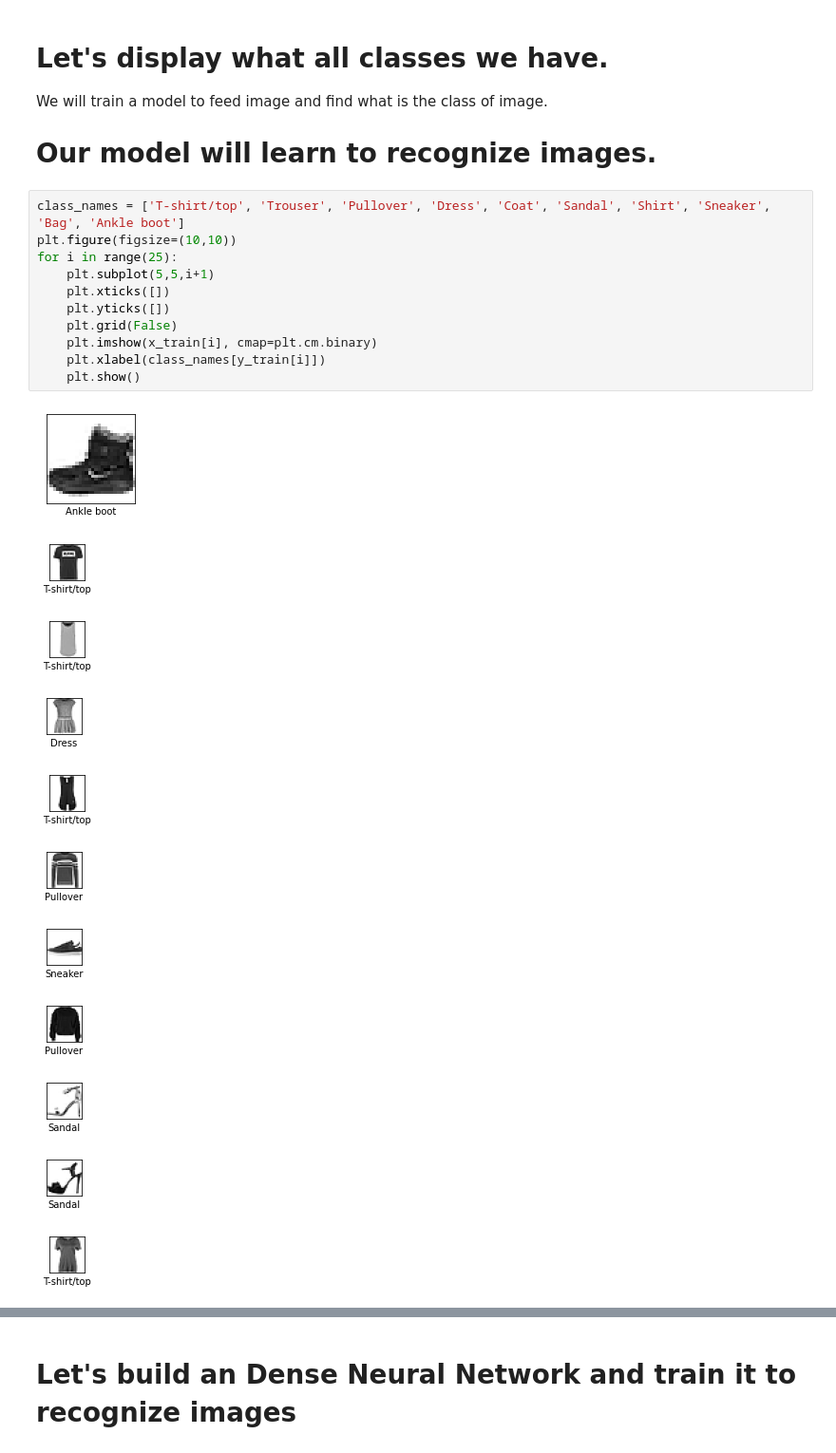
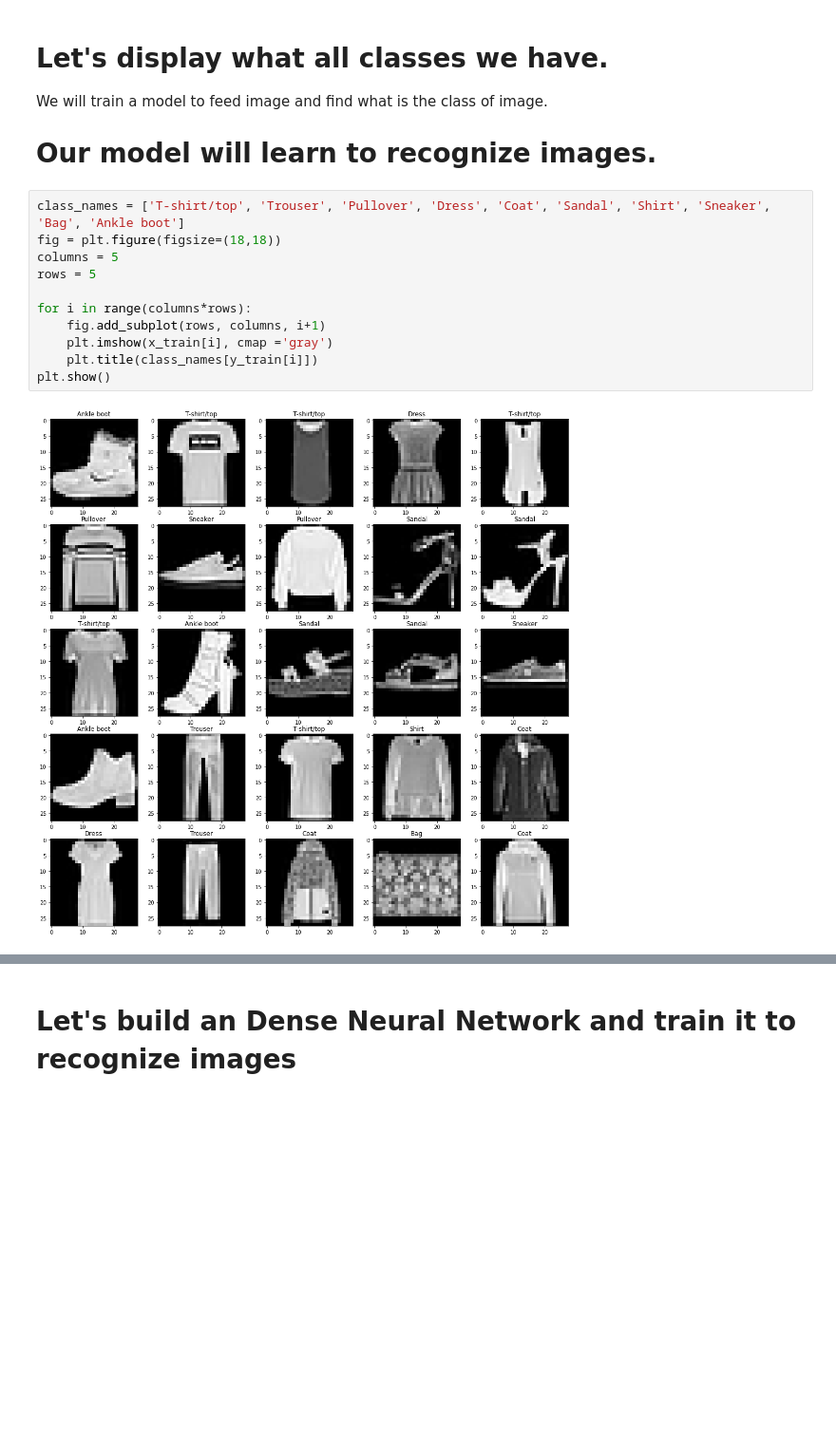
Before and after one commit to tkhan3/airo, a Jupyter notebook: MNIST_Keras_Classification.ipynb, the cells around one changed output, grey strips where cells are left out. Shown at 95% size. Cells and saved outputs as stored; diff of their text form; blank space fills up the shorter version.

```diff
--- a/MNIST_Keras_Classification.ipynb
+++ b/MNIST_Keras_Classification.ipynb
@@ -51,24 +30,14 @@ We will train a model to feed image and find what is the class of image.
 # Our model will learn to recognize images.
 # %%
 class_names = ['T-shirt/top', 'Trouser', 'Pullover', 'Dress', 'Coat', 'Sandal', 'Shirt', 'Sneaker', 'Bag', 'Ankle boot']
-plt.figure(figsize=(10,10))
-for i in range(25):
-    plt.subplot(5,5,i+1)
-    plt.xticks([])
-    plt.yticks([])
-    plt.grid(False)
-    plt.imshow(x_train[i], cmap=plt.cm.binary)
-    plt.xlabel(class_names[y_train[i]])
-    plt.show()
+fig = plt.figure(figsize=(18,18))
+columns = 5
+rows = 5
+
+for i in range(columns*rows):
+    fig.add_subplot(rows, columns, i+1)
+    plt.imshow(x_train[i], cmap ='gray')
+    plt.title(class_names[y_train[i]])
+plt.show()
 # %% [output]
-[figure, old version]
+[figure, new version]
-[figure, removed]
-[figure, removed]
-[figure, removed]
-[figure, removed]
-[figure, removed]
-[figure, removed]
-[figure, removed]
-[figure, removed]
-[figure, removed]
-[figure, removed]
```
Also changed, not shown: parts of 14 cells of this notebook.
